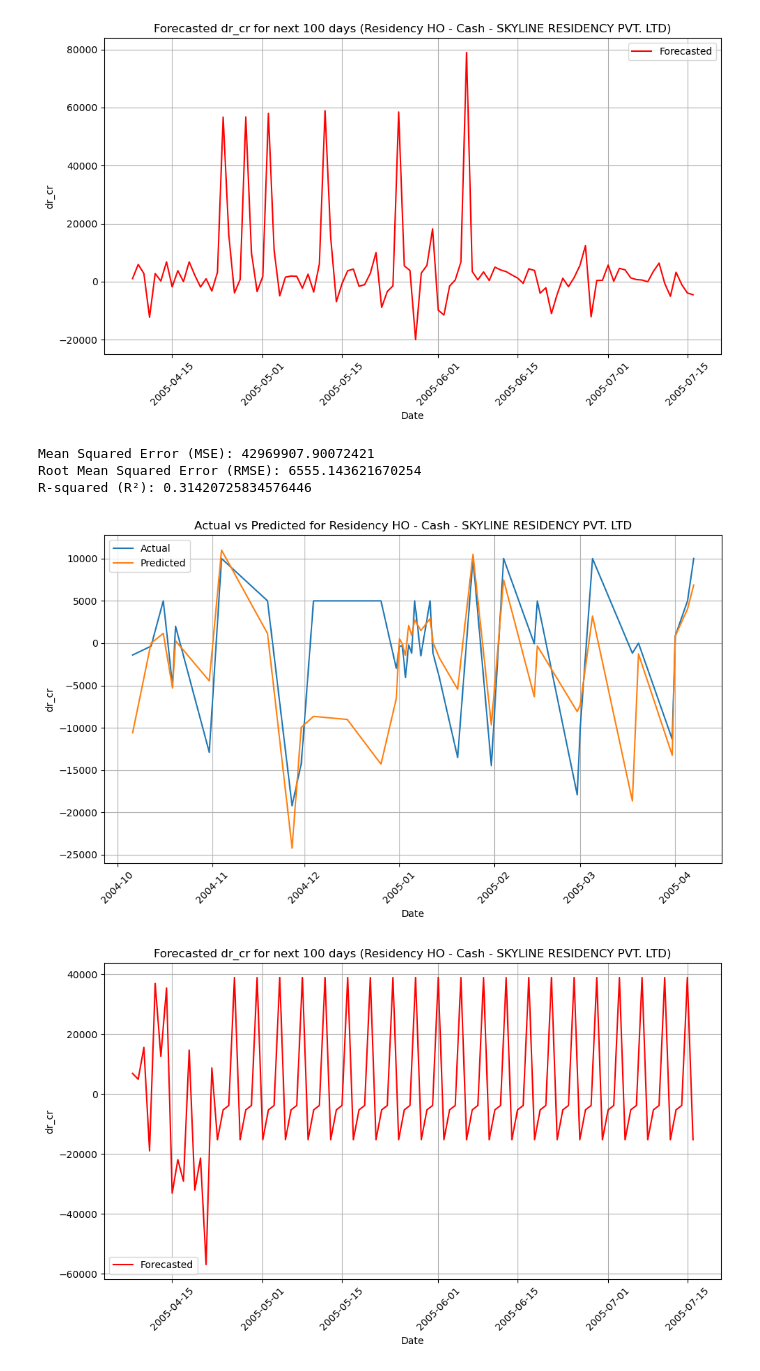
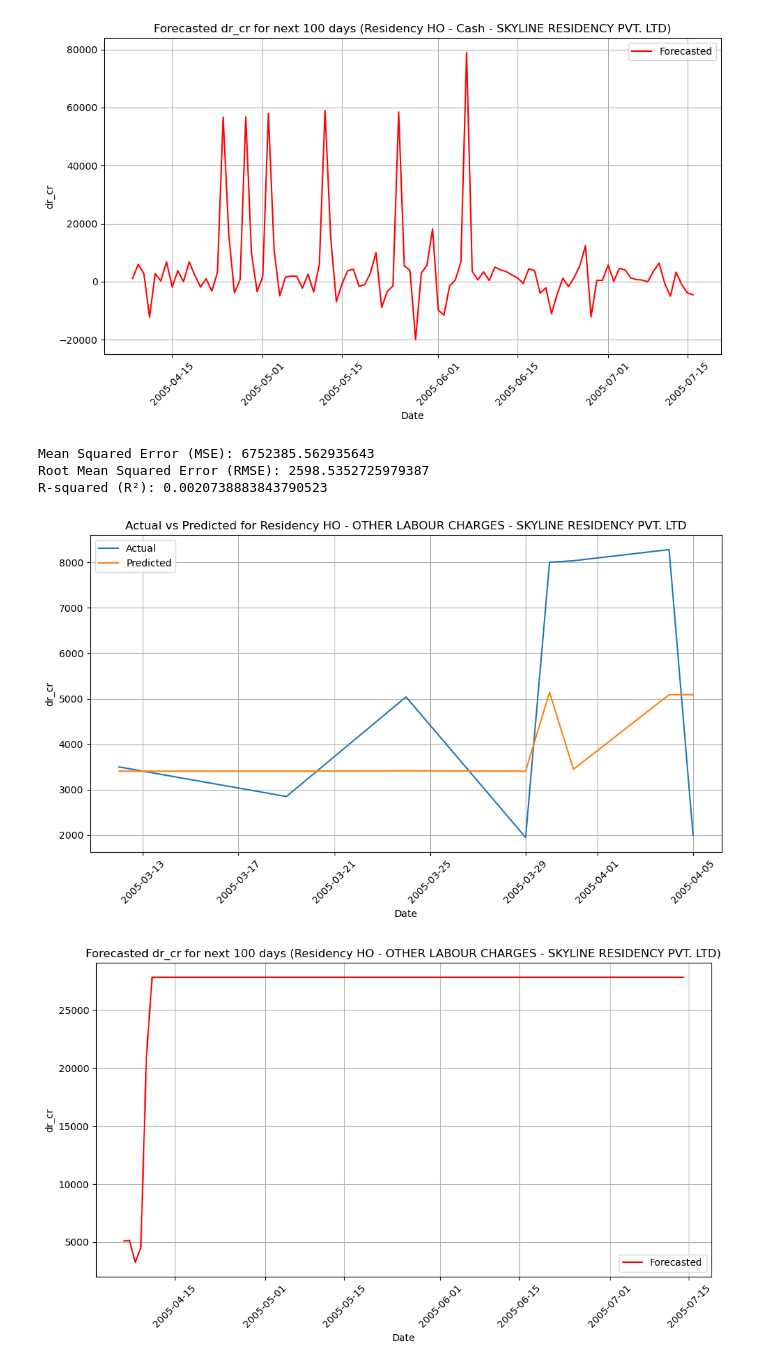
Before and after one commit to SurajNaik1502/Cashflow_Model, a Jupyter notebook: Model/xgboost.ipynb, the cells around one changed output. Saved outputs shown, nothing was run; the diff lists cells and outputs as text; code cells hidden in the pictures.

```diff
--- a/Model/xgboost.ipynb
+++ b/Model/xgboost.ipynb
@@ -381,8 +381,8 @@ grouped_df = df.groupby(['project', 'ledger', 'company']).size()
 filtered_groups = grouped_df[grouped_df > 37]
 
 # Input for the specific group
-input_group = ('Residency HO', 'Cash', 'SKYLINE RESIDENCY PVT. LTD')
-# input_group = ('Residency HO', 'OTHER LABOUR CHARGES', 'SKYLINE RESIDENCY PVT. LTD')
+# input_group = ('Residency HO', 'Cash', 'SKYLINE RESIDENCY PVT. LTD')
+input_group = ('Residency HO', 'OTHER LABOUR CHARGES', 'SKYLINE RESIDENCY PVT. LTD')
 
 # Check if the input group exists in the filtered groups
 if input_group in filtered_groups.index:
@@ -483,38 +483,38 @@ if input_group in filtered_groups.index:
         for i in range(100):
             next_value = best_model.predict(last_data)[0]
             forecast.append(next_value)
 
             # Dynamically update the features for the next prediction
             new_features = np.roll(last_data, shift=-1, axis=1)
             new_features[0, -1] = next_value
             last_data = new_features
 
         # Generate forecast dates
         forecast_dates = pd.date_range(start=specific_group_data['date'].iloc[-1] + pd.Timedelta(days=1),
                                        periods=100, freq='D')
 
         # Plot the forecast
         plt.figure(figsize=(10, 6))
         plt.plot(forecast_dates, forecast, label='Forecasted', color='r')
         plt.xlabel('Date')
         plt.ylabel('dr_cr')
         plt.title(f"Forecasted dr_cr for next 100 days ({input_group[0]} - {input_group[1]} - {input_group[2]})")
         plt.legend()
         plt.grid(True)
         plt.xticks(rotation=45)
         plt.tight_layout()
         plt.show()
 
     else:
         print("The required columns 'date' or 'dr_cr' are missing in the dataset.")
 else:
     print(f"The group {input_group} is not present in the filtered data.")
 # %% [output]
-Mean Squared Error (MSE): 42969907.90072421
-Root Mean Squared Error (RMSE): 6555.143621670254
-R-squared (R²): 0.31420725834576446
+Mean Squared Error (MSE): 6752385.562935643
+Root Mean Squared Error (RMSE): 2598.5352725979387
+R-squared (R²): 0.0020738883843790523
-[figure, old version]
+[figure, new version]
-[figure, old version]
+[figure, new version]
 # %%
 import pandas as pd
 import numpy as np
```
Also changed, not shown: parts of 1 cell of this notebook, 1 other file.
